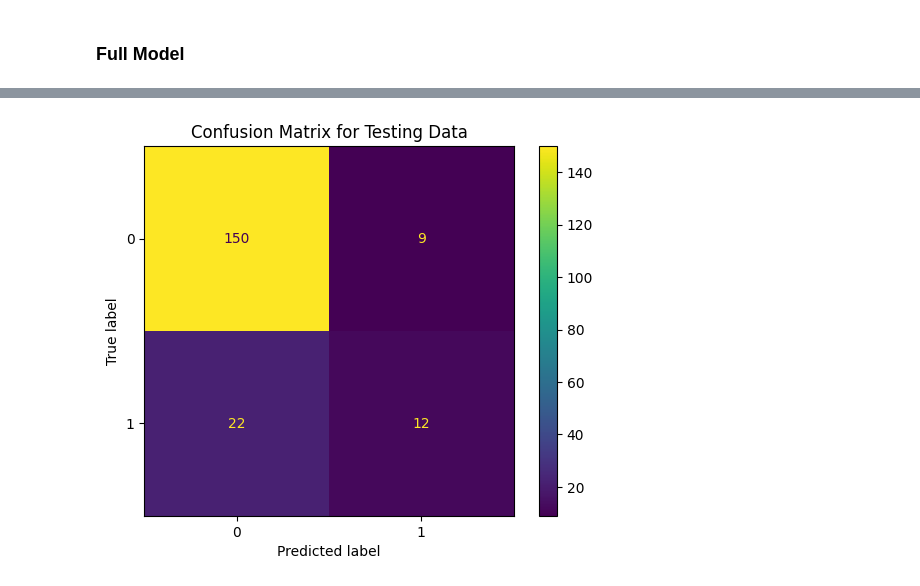
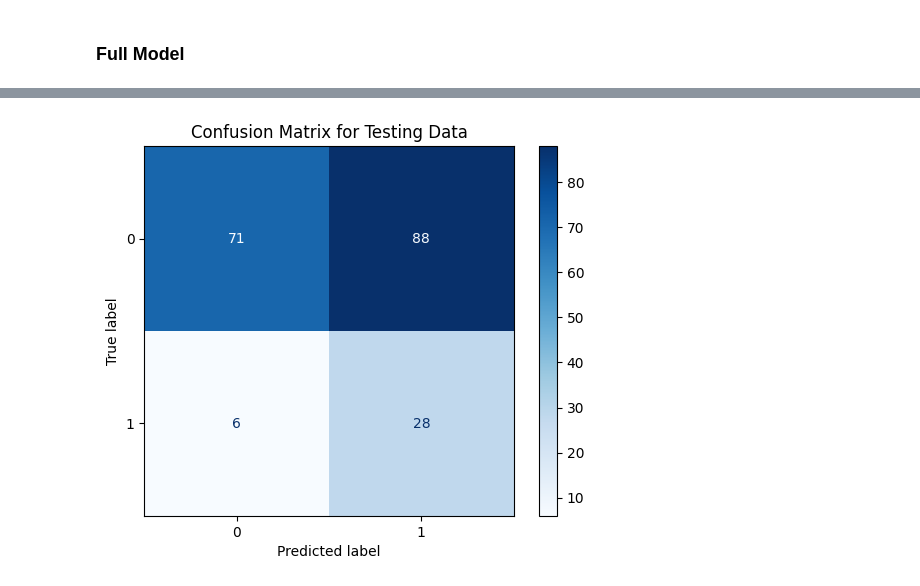
Before and after one commit to opheliasin/covid-detection, a Jupyter notebook: SMOTEENN.ipynb, the cells around one changed output, grey strips where cells are left out. Saved outputs shown, nothing was run; the diff lists cells and outputs as text; code cells hidden in the pictures.

Commit message:
Updated SMOTEENN results

```diff
--- a/SMOTEENN.ipynb
+++ b/SMOTEENN.ipynb
@@ -303,6 +323,7 @@ from collections import Counter
 enn = EditedNearestNeighbours(n_neighbors=3, kind_sel="mode")
 # smote_enn = SMOTEENN(smote=smote, enn=enn, random_state=seed)
 
-smote_enn = SMOTEENN(random_state=seed, sampling_strategy='minority', enn=enn)
+smote_enn = SMOTEENN(random_state=seed,  sampling_strategy=0.65, enn=enn)
+#smote_enn = SMOTEENN(random_state=seed,  sampling_strategy='minority', enn=enn)
 X_train_resampled, y_train_resampled = smote_enn.fit_resample(X_train, y_train)
 # %%
@@ -325,6 +346,7 @@ num_mel_bands = 128
 original_time_frames_breathing = 626 # prev: 622
 original_time_frames_coughing = 751 # prev: 747
 original_time_frames_speech = 1251 # prev: 1247
+max_time_frames = 1251  # Maximum time frames across all audio types
 
 # Total original time frames
 original_total_time_frames = original_time_frames_breathing + original_time_frames_coughing + original_time_frames_speech
@@ -433,13 +433,0 @@ def create_cnn_subnetwork_batch_normalization(input_layer):
-# %%
-def create_cnn_subnetwork(input_layer):
-    x = Conv2D(16, (3,3), activation='relu')(input_layer)
-    x = MaxPooling2D(pool_size=(2,2))(x)
-    x = Conv2D(16, (3,3), activation='relu')(x)
-    x = MaxPooling2D(pool_size=(2,2))(x)
-    x = Conv2D(32, (3,3), activation='relu')(x)
-    x = MaxPooling2D(pool_size=(2,2))(x)
-    x = Conv2D(64, (3,3), activation='relu')(x)
-    x = MaxPooling2D(pool_size=(2,2))(x)
-    x = GlobalAveragePooling2D()(x)
-
-    return x
@@ -688,7 +603,7 @@ history = model.fit(
         [X_val_breathing, X_val_coughing, X_val_speech, X_val_other_features],
         y_val
     ),
-    epochs=10,
+    epochs=20,
     batch_size=32,
     callbacks=[early_stopping]
 )
@@ -745,11 +682,11 @@ cm = confusion_matrix(y_test, y_pred_test_binary)
 # %%
 disp = ConfusionMatrixDisplay(cm)
 
-disp.plot()
+disp.plot(cmap=plt.cm.Blues)
 plt.title("Confusion Matrix for Testing Data")
 plt.show()
 # %% [output]
-[figure, old version]
+[figure, new version]
 # %%
 balanced_acc = balanced_accuracy_score(y_test, y_pred_test_binary)
 print(f"Balanced Accuracy: {balanced_acc}")
```
Also changed, not shown: parts of 28 cells of this notebook.
